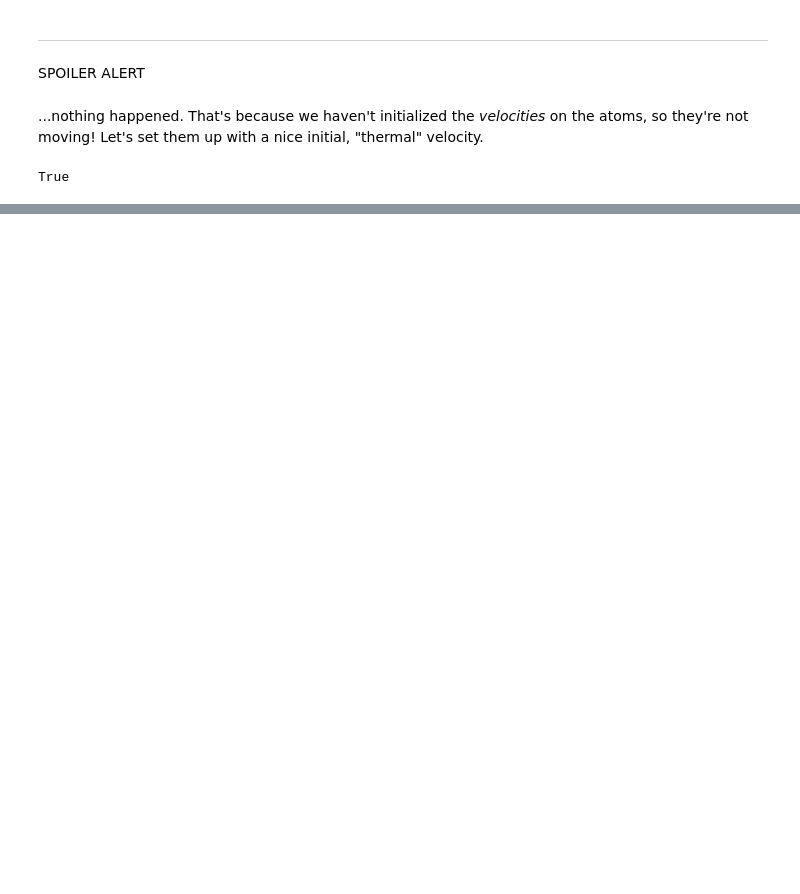
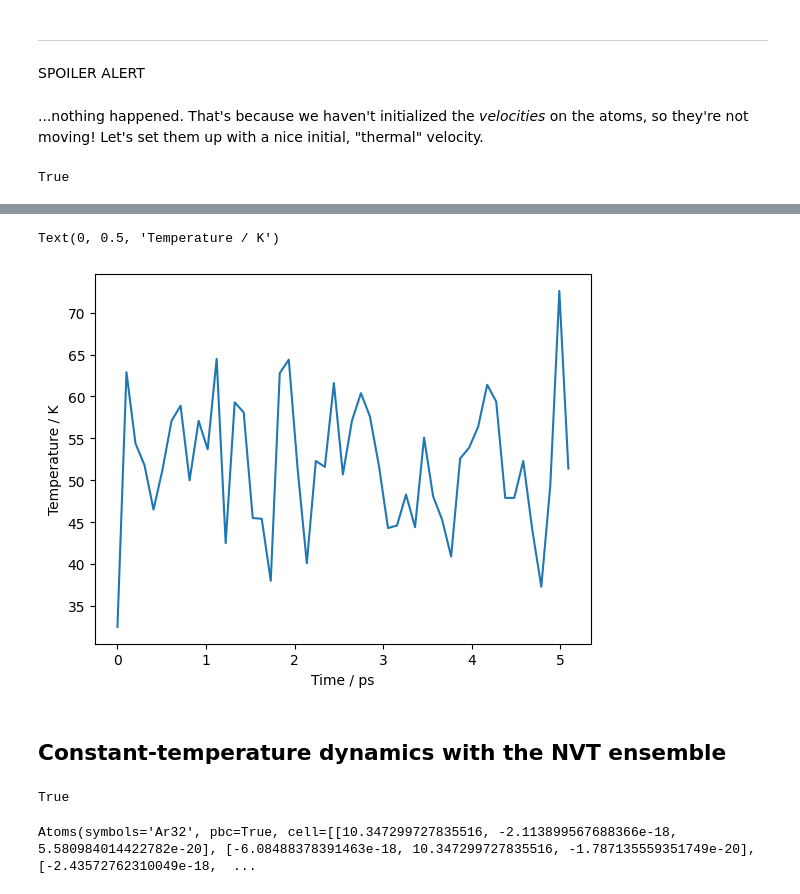
Before and after one commit to max-veit/intro_molsim_workshop, a Jupyter notebook: LennardJonesMD.ipynb, the cells around one changed output, grey strips where cells are left out. Cells and saved outputs as stored; diff of their text form; code cells hidden in the pictures; blank space fills up the shorter version.

```diff
--- a/LennardJonesMD.ipynb
+++ b/LennardJonesMD.ipynb
@@ -181,0 +247,9 @@ True
+# %%
+plt.plot(time, T)
+plt.xlabel('Time / ps')
+plt.ylabel('Temperature / K')
+# %% [output]
+Text(0, 0.5, 'Temperature / K')
+[figure, added]
+# %% [markdown]
+## Constant-temperature dynamics with the NVT ensemble
@@ -181,0 +262,8 @@ True
+# %%
+nvt.run(500)
+# %% [output]
+True
+# %%
+starting_config
+# %% [output]
+Atoms(symbols='Ar32', pbc=True, cell=[[10.347299727835516, -2.113899567688366e-18, 5.580984014422782e-20], [-6.08488378391463e-18, 10.347299727835516, -1.787135559351749e-20], [-2.43572762310049e-18,  ...
```
Also changed, not shown: parts of 29 cells of this notebook.
